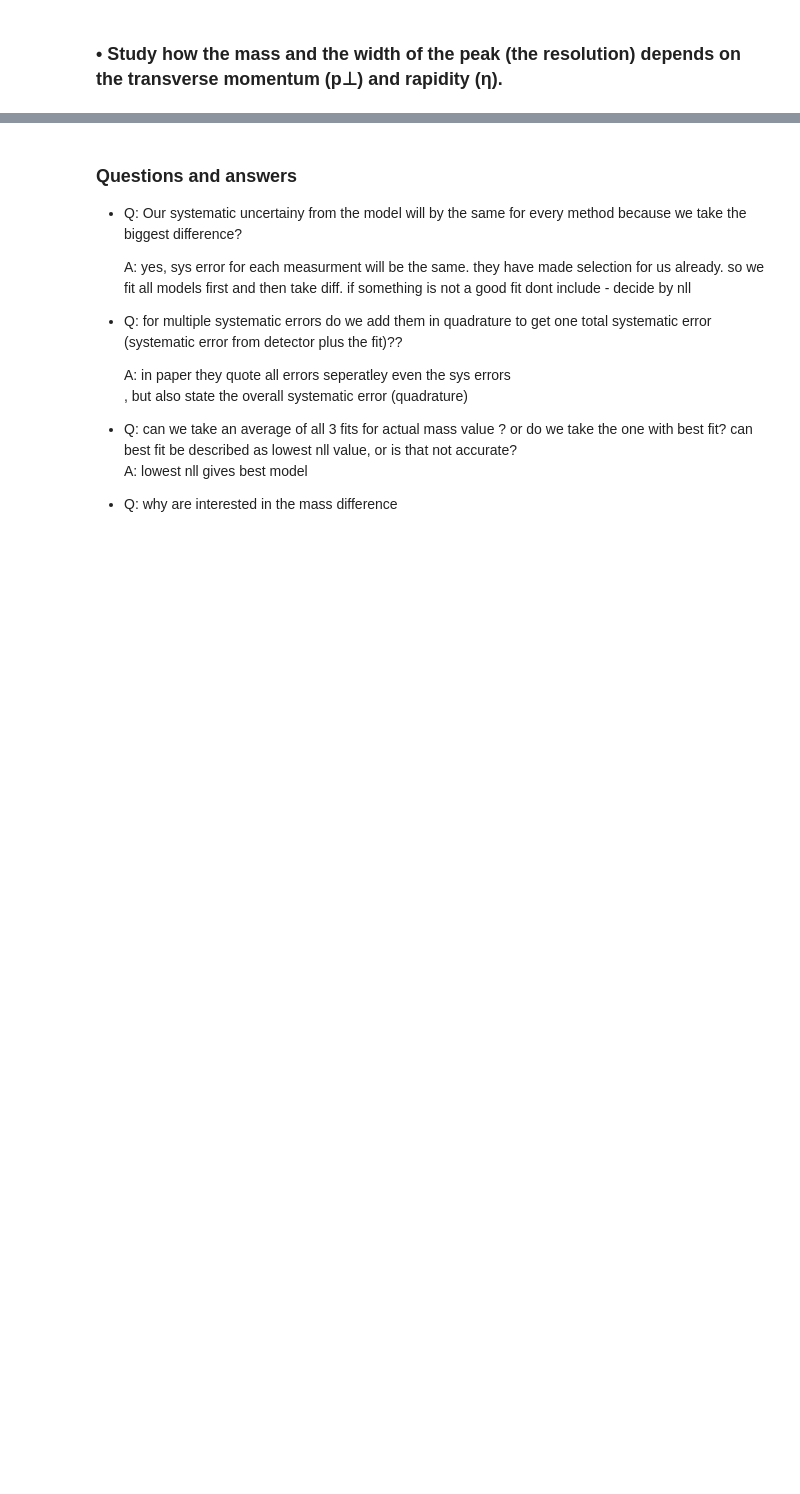
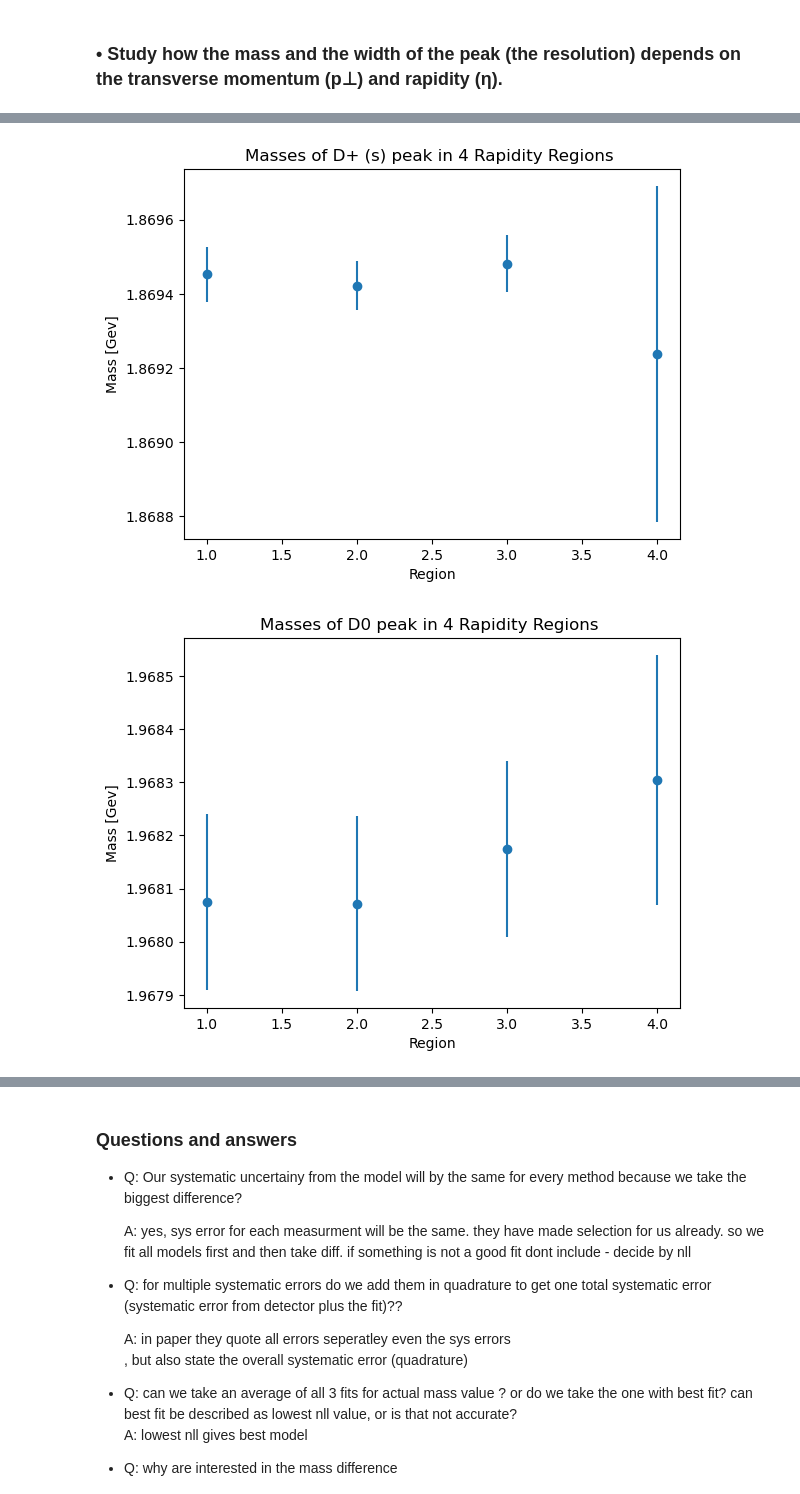
Before and after one commit to katarinazatkova/DAH_F2Project, a Jupyter notebook: jupyter_notebooks/F2_Project_20_nov.ipynb, the cells around one changed output, grey strips where cells are left out. Saved outputs shown, nothing was run; the diff lists cells and outputs as text; code cells hidden in the pictures; blank space fills up the shorter version.

Commit message:
momentum_rapidity CLEANED

```diff
--- a/jupyter_notebooks/F2_Project_20_nov.ipynb
+++ b/jupyter_notebooks/F2_Project_20_nov.ipynb
@@ -1229,0 +1019,40 @@ plt.show()
+# %%
+#make plot of region (1,2,3,4) vs mass, difference in mass and sigma
+
+x = [1,2,3,4]
+
+y1 = [mu_region_1,mu_region_2,mu_region_3,mu_region_4]
+y2 = [mu_2_region_1,mu_2_region_2,mu_2_region_3,mu_2_region_4]
+y3 = [sigma_region_1 ,sigma_region_2 ,sigma_region_3 ,sigma_region_4 ]
+y4 = [sigma_2_region_1,sigma_2_region_3,sigma_2_region_3, sigma_2_region_4]
+
+ey1 = [e_mu_region_1,e_mu_region_2,e_mu_region_3,e_mu_region_4]
+ey2 = [e_mu_2_region_1,e_mu_2_region_2,e_mu_2_region_3,e_mu_2_region_4]
+ey3 = [e_sigma_region_1 ,e_sigma_region_2 ,e_sigma_region_3 ,e_sigma_region_4 ]
+ey4 = [e_sigma_2_region_1,e_sigma_2_region_3,e_sigma_2_region_3, e_sigma_2_region_4]
+
+
+plt.errorbar(x, y1, yerr=ey1,fmt="o",barsabove=True)
+plt.title('Masses of D+ (s) peak in 4 Rapidity Regions ')
+plt.ylabel('Mass [Gev]')
+plt.xlabel('Region')
+plt.show()
+
+
+plt.errorbar(x, y2, yerr=ey2,fmt="o",barsabove=True)
+plt.title('Masses of D0 peak in 4 Rapidity Regions ')
+plt.ylabel('Mass [Gev]')
+plt.xlabel('Region')
+plt.show()
+
+
+plt.errorbar(x, y3, yerr=ey3,fmt="o",barsabove=True,label='D+ (s)',markersize = 4)
+plt.errorbar(x, y4, yerr=ey4,fmt="o",barsabove=True,label='D0',markersize = 4)
+plt.title('Spread of D+ (s) and D0 peaks for 4 Rapidity Regions')
+plt.ylabel('Sigma [Gev]')
+plt.xlabel('Region')
+plt.legend()
+plt.show()
+# %% [output]
+[figure, added]
+[figure, added]
```
Also changed, not shown: parts of 39 cells of this notebook.
